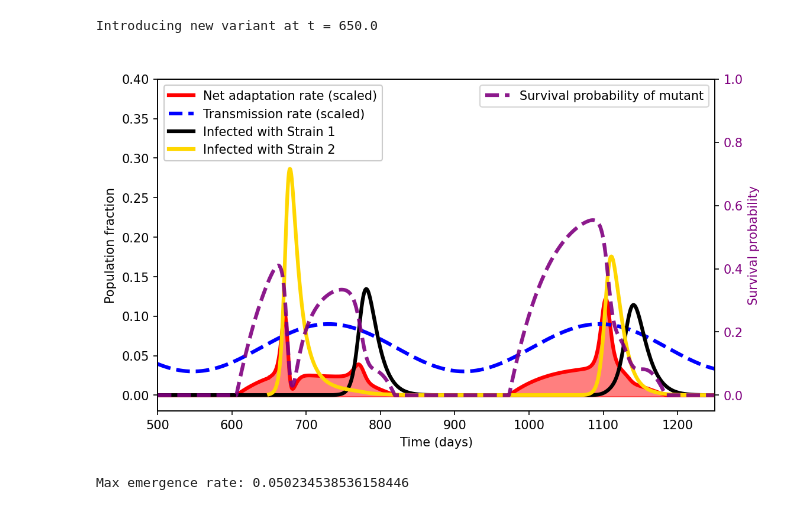
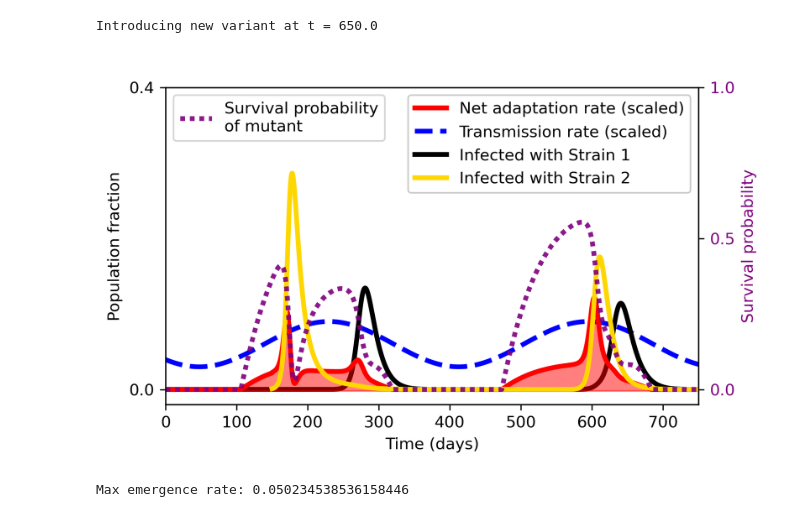
Before and after one commit to BjarkeFN/PopLevelPhyloCurve, a Jupyter notebook: Fig4_SeasonalityEmergence.ipynb, the cells around one changed output. Drawn from its saved outputs; the diff is of its cells as text; code cells hidden in the pictures.

Commit message:
Revision of Figure 4

```diff
--- a/Fig4_SeasonalityEmergence.ipynb
+++ b/Fig4_SeasonalityEmergence.ipynb
@@ -210,36 +214,40 @@ for t in range(len(times)):
 sigma_upscaled = int(sigma * 100)
 sigma_c_upscaled = int(sigma_c * 100)
 
-plt.figure(figsize=(1.62 * 5, 1.62 * 3), dpi=150)
+plt.figure(figsize=(1.2 * 5, 1.2 * 3), dpi=300)
 
 ax1 = plt.gca()
 
 imin = int(500/dt)
 imax = int(1250/dt)
+t_min = times[imin]
+times -= t_min
 
 Iplotvar = I[imin:imax]/N
 
 plt.plot(times[imin:imax], Iplotvar, label='Prevalence (resident)', color='black', linewidth=lw)
 
-plt.plot(times[imin:imax], erates_plot_multiplier * erates[imin:imax], label='Net adaptation rate (scaled)', color="red", linewidth=lw, zorder=0, alpha=0.5)
-ax1.fill_between(times[imin:imax], erates_plot_multiplier * erates[imin:imax], -0.002, color='red', alpha=.5)
+plt.plot(times[imin:imax], erates_plot_multiplier * erates[imin:imax], label='Net adaptation rate (scaled)', color="red", linewidth=lw, alpha=0.5, zorder=3)
+ax1.fill_between(times[imin:imax], erates_plot_multiplier * erates[imin:imax], -0.002, color='red', alpha=.5, zorder=3)
 #plt.plot(times, 1000*eSrs, '--', label='Effective susceptibles (resident) (scaled)', color="orange", linewidth=lw)
 plt.plot(times[imin:imax], 0.12*betas[imin:imax], '--', label='Transmission rate (scaled)', color="blue", linewidth=lw, zorder=0)
 
 ax1.set_xlabel('Time (days)')
 ax1.set_ylabel('Population fraction')
-ax1.set_ylim([-0.015,np.max(Iplotvar)*2 ])
+ax1.set_ylim([-0.015, 0.3 ])
+ax1.set_yticks([0, 0.3])
 
 ax2 = ax1.twinx()
 ax2.set_ylabel('Surival probability', color="purple")  # we already handled the x-label with ax1
 ax2.tick_params(axis='y', labelcolor="purple")
 ax2.set_ylim([-0.05,1])
-ax2.plot(times[imin:imax], omds[imin:imax], '--', label='Survival probability of mutant', color="purple", linewidth=lw, alpha=0.9, zorder=1)
+ax2.set_yticks([0,0.5,1])
+ax2.plot(times[imin:imax], omds[imin:imax], ls=(0,(1,1)), label='Survival probability\nof mutant', color="purple", linewidth=lw, alpha=0.9, zorder=1)
 #ax2.fill_between(times[imin:imax], omds[imin:imax], 0, color='purple', alpha=.1)
 
 #plt.ylim([0,N])
 plt.title(r'With imported cases, $\mu_{im}=$' + f'{np.round(mu_ex/mu,3)}' + r'$\times \mu$')
-leg = ax1.legend(loc='upper left', facecolor='white', framealpha=1, frameon=True)
+leg = ax1.legend(loc='upper right', facecolor='white', framealpha=1, frameon=True)
 frame = leg.get_frame()
 #frame.set_color('white')
 leg.get_frame().set_facecolor('white')
@@ -248,7 +256,7 @@ leg.set_zorder(102)
 leg.remove()
 
 frame.set_alpha(1)
-ax2.legend(loc='upper right')
+ax2.legend(loc='upper left')
 ax2.add_artist(leg)
 plt.show()
 # %% [output]
@@ -339,7 +347,7 @@ sigma_c_upscaled = int(sigma_c * 100)
 # %% [output]
 Introducing new variant at t = 650.0
 # %%
-plt.figure(figsize=(1.62 * 5, 1.62 * 3), dpi=150)
+plt.figure(figsize=(1.2 * 5, 1.2 * 3), dpi=300)
 
 #plt.plot(times, S, label='Susceptible')
 lw = 3
@@ -348,50 +356,54 @@ when_to_plot_2 = ((I2+I21)>1e-1)
 #plt.plot(times, R, label='Recovered')
 #plt.plot(times, S, label='Susceptible')
 ax1 = plt.gca()
+if times[0] >= 0:
+    t_min = 500
+    times -= t_min
 
-plt.plot(times, erates_plot_multiplier * erates, label='Net adaptation rate (scaled)', color="red", linewidth=lw, zorder=2)
-ax1.fill_between(times, erates_plot_multiplier * erates, -0.002, color='red', alpha=.5, zorder=2)
+plt.plot(times, erates_plot_multiplier * erates, label='Net adaptation rate (scaled)', color="red", linewidth=lw, zorder=5)
+ax1.fill_between(times, erates_plot_multiplier * erates, -0.002, color='red', alpha=.5, zorder=5)
 #plt.plot(times, 1000*eSrs, '--', label='Effective susceptibles (resident) (scaled)', color="orange", linewidth=lw)
 plt.plot(times, 0.15*betas, '--', label='Transmission rate (scaled)', color="blue", linewidth=lw)
 
 plt.plot(times[when_to_plot_1], (I1+I12)[when_to_plot_1]/N, label='Infected with Strain 1', linewidth=lw, color='black', zorder=3)
-plt.plot(times[when_to_plot_2], (I2+I21)[when_to_plot_2]/N, label='Infected with Strain 2', linewidth=lw, color='gold', zorder=4)
+plt.plot(times[when_to_plot_2], (I2+I21)[when_to_plot_2]/N, label='Infected with Strain 2', linewidth=lw, color='gold', zorder=6)
 
 ax1.set_ylim([-0.02,0.4])
+ax1.set_yticks([0, 0.4])
 
 ax2 = ax1.twinx()
 ax2.set_ylabel('Surival probability', color="purple")  # we already handled the x-label with ax1
 ax2.tick_params(axis='y', labelcolor="purple")
 ax2.set_ylim([-0.05,1])
-ax2.plot(times[imin:imax], omds[imin:imax], '--', label='Survival probability of mutant', color="purple", linewidth=lw, alpha=0.9, zorder=1)
+ax2.set_yticks([0,0.5,1])
+ax2.plot(times[imin:imax], omds[imin:imax], ls=(0,(1,1)), label='Survival probability\nof mutant', color="purple", linewidth=lw, alpha=0.9, zorder=1)
 #ax2.fill_between(times[imin:imax], omds[imin:imax], 0, color='purple', alpha=.1)
 
 ax1.set_xlabel('Time (days)')
 ax1.set_ylabel('Population fraction')
 ax2.set_ylabel('Survival probability')
 #plt.ylim([0,])
-plt.xlim([500,1250])
+plt.xlim([0,750])
 #plt.title(r'Leaky Immunity (Strength of Imm. $\sigma=$' + f'{sigma_upscaled}%, ' + r'$\sigma_c=$' + f'{sigma_c_upscaled}%)')
 plt.title('  ')
-ax2.legend(loc='upper right')
-ax1.legend(loc='upper left')
+ax2.legend(loc='upper left')
+ax1.legend(loc='upper right')
 
 
-leg = ax1.legend(loc='upper left', facecolor='white', framealpha=1, frameon=True)
+leg = ax1.legend(loc='upper right', facecolor='white', framealpha=1, frameon=True)
 frame = leg.get_frame()
 #frame.set_color('white')
 leg.get_frame().set_facecolor('white')
 leg.get_frame().set_alpha(0.7)
 leg.set_zorder(102)
 leg.remove()
 
 frame.set_alpha(1)
-ax2.legend(loc='upper right')
 ax2.add_artist(leg)
 
 #plt.savefig(pngdir + "single.png", dpi=150)
 plt.show()
 print("Max emergence rate:", np.max(erates))
 # %% [output]
-[figure, old version]
+[figure, new version]
 Max emergence rate: 0.050234538536158446
```
Also changed, not shown: parts of 2 cells of this notebook.
